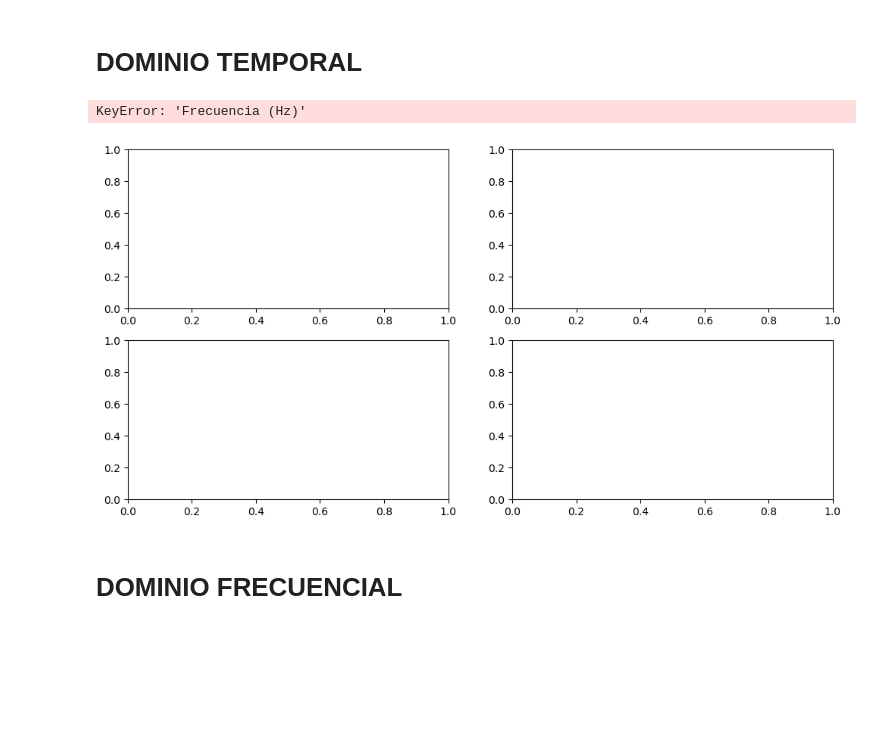
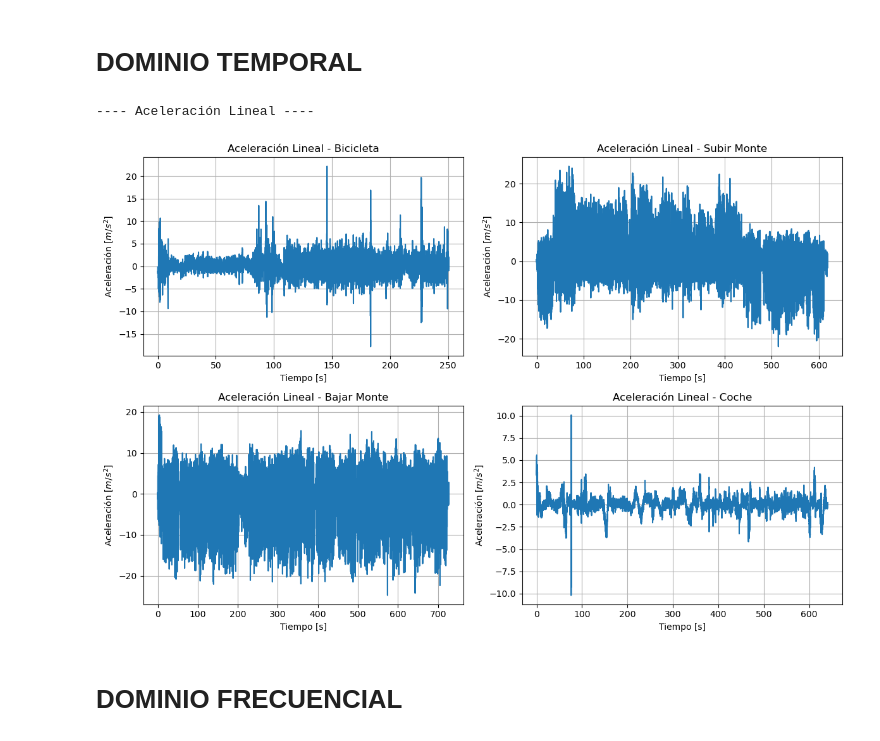
Before and after one commit to uunaii/Industria_R11, a Jupyter notebook: Code.ipynb, the cells around one changed output. Drawn from its saved outputs; the diff is of its cells as text; code cells hidden in the pictures; blank space fills up the shorter version.

```diff
--- a/Code.ipynb
+++ b/Code.ipynb
@@ -20,42 +20,30 @@ df_bici = df_list[2]
 df_coche = df_list[3]
 # %% [markdown]
 #### Visualizacion en el dominio temporal
-# %%
-def setup_graph(title='', x_label='', y_label='', fig_size=None):
-    fig = plt.figure()
-    if fig_size != None:
-        fig.set_size_inches(fig_size[0], fig_size[1])
-    ax = fig.add_subplot(111)
-    ax.grid()
-    ax.set_title(title)
-    ax.set_xlabel(x_label)
-    ax.set_ylabel(y_label)
+# %%
+import numpy as np
+import matplotlib.pyplot as plt
+
+def setup_graph(ax, title, x_label="Frecuencia (Hz)", y_label="Amplitud [$m/s^2$]", grid=True):
+    ax.grid(grid)
+    ax.set_title(title)
+    ax.set_xlabel(x_label)
+    ax.set_ylabel(y_label)
 # %% [markdown]
 # DOMINIO TEMPORAL
-# %%
-import matplotlib.pyplot as plt
-
-def plot_acceleration_freq(df_list, titles):
-    num_plots = len(df_list)
-    fig, axs = plt.subplots(2, 2, figsize=(12, 6))
-    for i in range(num_plots):
-        row = i // 2
-        col = i % 2
-        axs[row, col].plot(df_list[i]['Frecuencia (Hz)'], df_list[i]['Amplitud (m/s^2)'])
-        axs[row, col].set_title(titles[i])
-        axs[row, col].set_xlabel('Frecuencia [Hz]')
-        axs[row, col].set_ylabel('Amplitud [$m/s^2$]')
-    plt.tight_layout()
-
-# Uso de la función
-df_a = [df_bajar_monte, df_subir_monte, df_bici, df_coche]
-titles = ['Bajar monte', 'Subir monte', 'Bici', 'Coche']
-
-plot_acceleration_freq(df_a, titles)
-plt.show()
-# %% [output]
-KeyError: 'Frecuencia (Hz)'
-[figure, removed]
+# %%
+# Plot de la aceleración lineal
+print('---- Aceleración Lineal ----')
+fig, axs = plt.subplots(2, 2, figsize=(12, 8))
+for i, (data, title) in enumerate([(df_bici, 'Bicicleta'), (df_subir_monte, 'Subir Monte'), (df_bajar_monte, 'Bajar Monte'), (df_coche, 'Coche')]):
+    ax = axs[i // 2, i % 2]
+    ax.plot(data['Time (s)'], data['Linear Acceleration x (m/s^2)'])
+    setup_graph(ax, 'Aceleración Lineal - ' + title, 'Tiempo [s]', 'Aceleración [$m/s^2$]')
+plt.tight_layout()
+plt.show()
+# %% [output]
+---- Aceleración Lineal ----
+[figure, added]
 # %% [markdown]
 # DOMINIO FRECUENCIAL
 # %%
```
Also changed, not shown: parts of 8 cells of this notebook.
